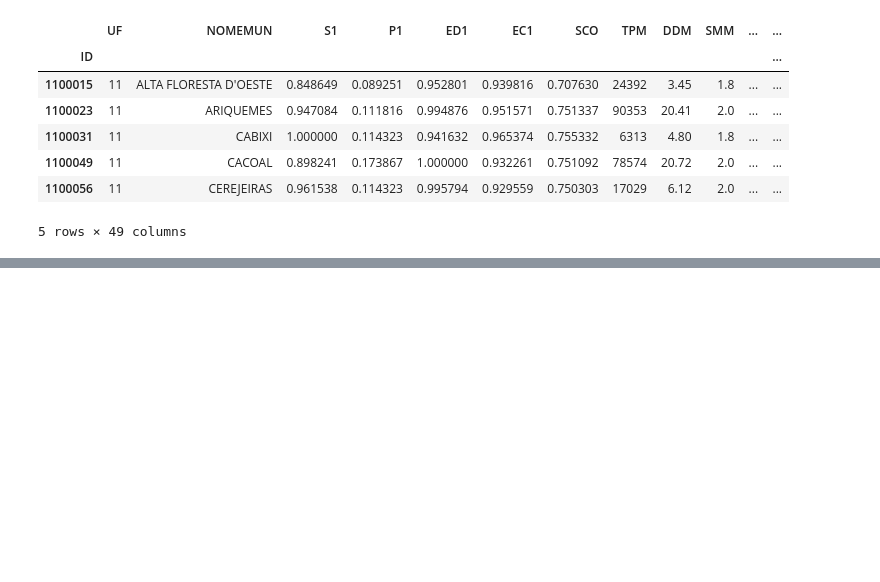
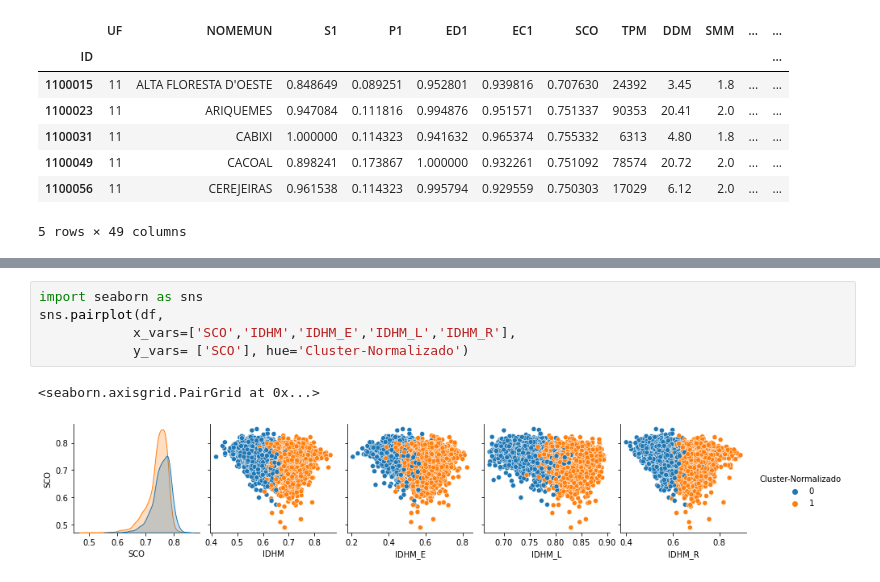
Before and after one commit to secretaria-ICA/Clusterizacao_dos_Municipios_Brasileiros_Uma_Abordagem_para_Igualdade_de_Genero, a Jupyter notebook: Trabalho_Izabella.ipynb, the cells around one changed output, grey strips where cells are left out. Cells and saved outputs as stored; diff of their text form; blank space fills up the shorter version.

```diff
--- a/Trabalho_Izabella.ipynb
+++ b/Trabalho_Izabella.ipynb
@@ -283,0 +332,8 @@ df.groupby(['Cluster']).count()
+# %%
+import seaborn as sns
+sns.pairplot(df,
+            x_vars=['SCO','IDHM','IDHM_E','IDHM_L','IDHM_R'],
+            y_vars= ['SCO'], hue='Cluster-Normalizado')
+# %% [output]
+<seaborn.axisgrid.PairGrid at 0x...>
+[figure, added]
```
Also changed, not shown: parts of 39 cells of this notebook.
